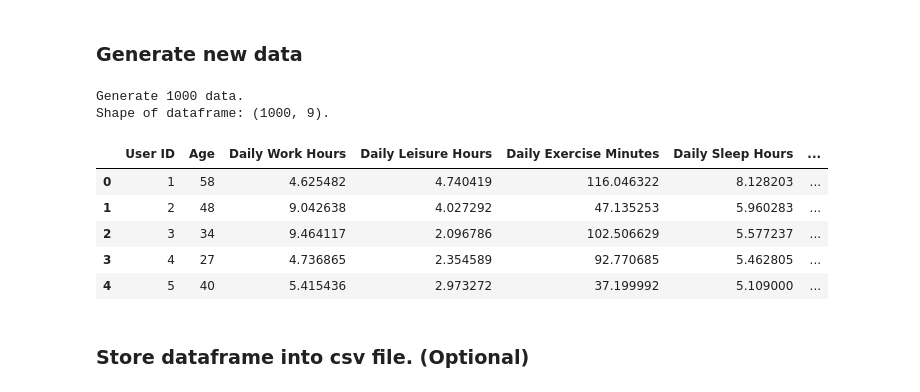
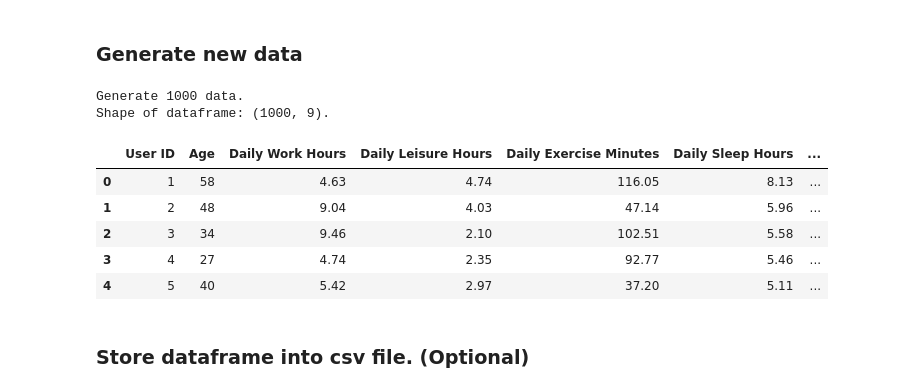
Before and after one commit to yceugene/learnsync, a Jupyter notebook: src/simulation.ipynb, the cells around one changed output. Drawn from its saved outputs; the diff is of its cells as text; code cells hidden in the pictures.

Commit message:
Add round(2) to the begining part cell.

```diff
--- a/src/simulation.ipynb
+++ b/src/simulation.ipynb
@@ -68,39 +68,39 @@ def gen_dataset(n_samples=500):
         - 0.6 * commute_time             # Longer commutes reduce time and energy for work
         - 0.05 * age                     # Slight decline in productivity with age
         - 0.2 * screen_time              # Excessive screen time may distract or tire users
         + np.random.normal(0, 2, size=n_samples)  # Add some noise to mimic real-life variance
     )
 
     # Clip productivity score to 0–100 range
     productivity_score = np.clip(productivity_score, 0, 100)
 
     # Create the final DataFrame
     df = pd.DataFrame({
         'User ID': user_id,
         'Age': age,
         'Daily Work Hours': daily_work_hours,
         'Daily Leisure Hours': daily_leisure_hours,
         'Daily Exercise Minutes': daily_exercise_minutes,
         'Daily Sleep Hours': daily_sleep_hours,
         'Screen Time (hours)': screen_time,
         'Commute Time (hours)': commute_time,
         'Productivity Level': productivity_score
     })
 
     return df
 
 gen_data = gen_dataset(n_samples=1000)
 print(f"Generate {gen_data.shape[0]} data. \nShape of dataframe: {gen_data.shape}.")
-display(gen_data.head(5))
+display(gen_data.head(5).round(2))
 # %% [output]
 Generate 1000 data.
 Shape of dataframe: (1000, 9).
 |  | User ID | Age | Daily Work Hours | Daily Leisure Hours | Daily Exercise Minutes | Daily Sleep Hours | ... |
-| 0 | 1 | 58 | 4.625482 | 4.740419 | 116.046322 | 8.128203 | ... |
-| 1 | 2 | 48 | 9.042638 | 4.027292 | 47.135253 | 5.960283 | ... |
-| 2 | 3 | 34 | 9.464117 | 2.096786 | 102.506629 | 5.577237 | ... |
-| 3 | 4 | 27 | 4.736865 | 2.354589 | 92.770685 | 5.462805 | ... |
-| 4 | 5 | 40 | 5.415436 | 2.973272 | 37.199992 | 5.109000 | ... |
+| 0 | 1 | 58 | 4.63 | 4.74 | 116.05 | 8.13 | ... |
+| 1 | 2 | 48 | 9.04 | 4.03 | 47.14 | 5.96 | ... |
+| 2 | 3 | 34 | 9.46 | 2.10 | 102.51 | 5.58 | ... |
+| 3 | 4 | 27 | 4.74 | 2.35 | 92.77 | 5.46 | ... |
+| 4 | 5 | 40 | 5.42 | 2.97 | 37.20 | 5.11 | ... |
 # %% [markdown]
 ### Store dataframe into csv file. (Optional)
 # %%
```
